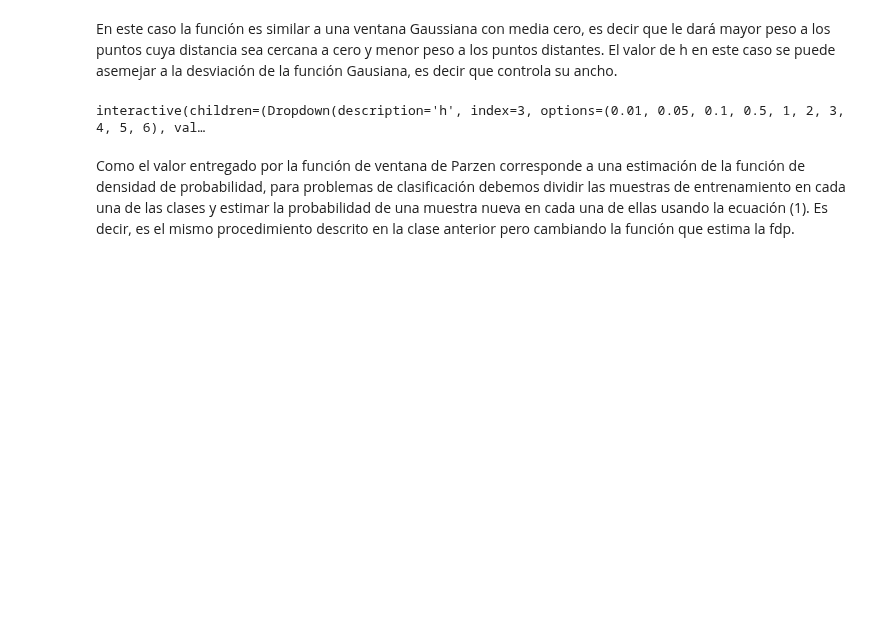
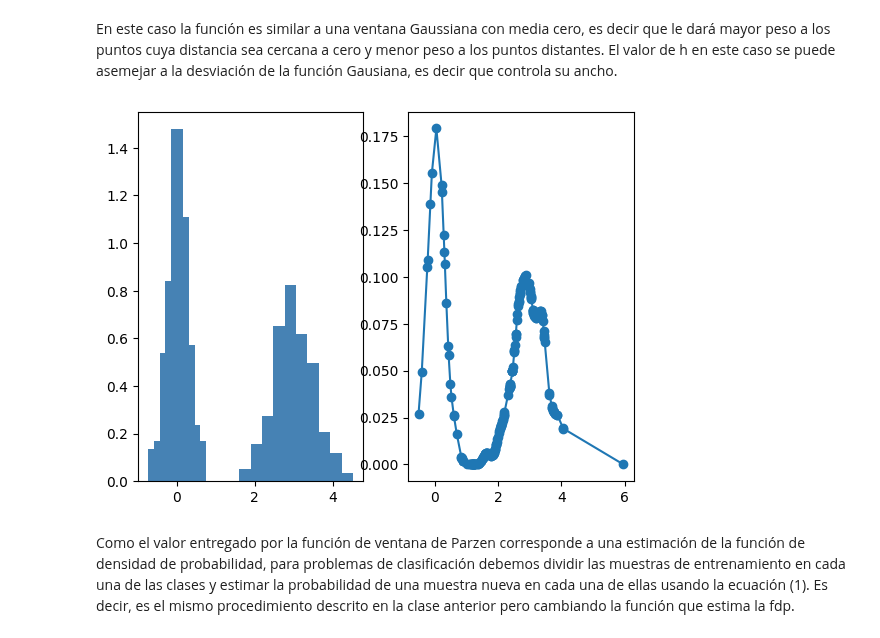
Before and after one commit to jdariasl/Intro_ML_2025, a Jupyter notebook: Clase 04 - Modelos no Paramétricos.ipynb, the cells around one changed output. Cells and saved outputs as stored; diff of their text form; code cells hidden in the pictures; blank space fills up the shorter version.

```diff
--- a/Clase 04 - Modelos no Paramétricos.ipynb
+++ b/Clase 04 - Modelos no Paramétricos.ipynb
@@ -264,27 +264,28 @@ En este caso la función es similar a una ventana Gaussiana con media cero, es d
 # %%
 # Distribucion
 
-def DistributionPW(h=0.5):
-    mu1, sigma1 = 0, 0.3
-    mu2, sigma2 = 3, 0.5
-    np.random.seed(1)
-    Normal1 = np.random.normal(mu1, sigma1, 200)
-    Normal2 = np.random.normal(mu2, sigma2, 200)
+#def DistributionPW(h=0.5):
+h = 0.1
+mu1, sigma1 = 0, 0.3
+mu2, sigma2 = 3, 0.5
+np.random.seed(1)
+Normal1 = np.random.normal(mu1, sigma1, 200)
+Normal2 = np.random.normal(mu2, sigma2, 200)
 
-    X = np.append(Normal1,Normal2)
-    fig, ((ax1, ax2)) = plt.subplots(1, 2)
+X = np.append(Normal1,Normal2)
+fig, ((ax1, ax2)) = plt.subplots(1, 2)
 
-    x = sorted(np.random.randn(200) +2 )
-    pred = list()
-    for i in range(len(x)):
-        pred.append(plothpi.parzenW(X,x[i],h))
-    ax2.plot(x,pred,'-o')
-    ax1.hist(Normal1,density=True,color='steelblue')
-    ax1.hist(Normal2,density=True,color='steelblue')
-    fig.show()
-interact(DistributionPW, h=[0.01,0.05,0.1,0.5,1,2,3,4,5,6]);
+x = sorted(np.random.randn(200) +2 )
+pred = list()
+for i in range(len(x)):
+    pred.append(plothpi.parzenW(X,x[i],h))
+ax2.plot(x,pred,'-o')
+ax1.hist(Normal1,density=True,color='steelblue')
+ax1.hist(Normal2,density=True,color='steelblue')
+fig.show()
+#interact(DistributionPW, h=[0.01,0.05,0.1,0.5,1,2,3,4,5,6]);
 # %% [output]
-interactive(children=(Dropdown(description='h', index=3, options=(0.01, 0.05, 0.1, 0.5, 1, 2, 3, 4, 5, 6), val…
+[figure, added]
 # %% [markdown]
 Como el valor entregado por la función de ventana de Parzen corresponde a una estimación de la función de densidad de probabilidad, para problemas de clasificación debemos dividir las muestras de entrenamiento en cada una de las clases y estimar la probabilidad de una muestra nueva en cada una de ellas usando la ecuación (1). Es decir, es el mismo procedimiento descrito en la clase anterior pero cambiando la función que estima la fdp.
 # %%
```
Also changed, not shown: parts of 4 cells of this notebook, 15 other files.
